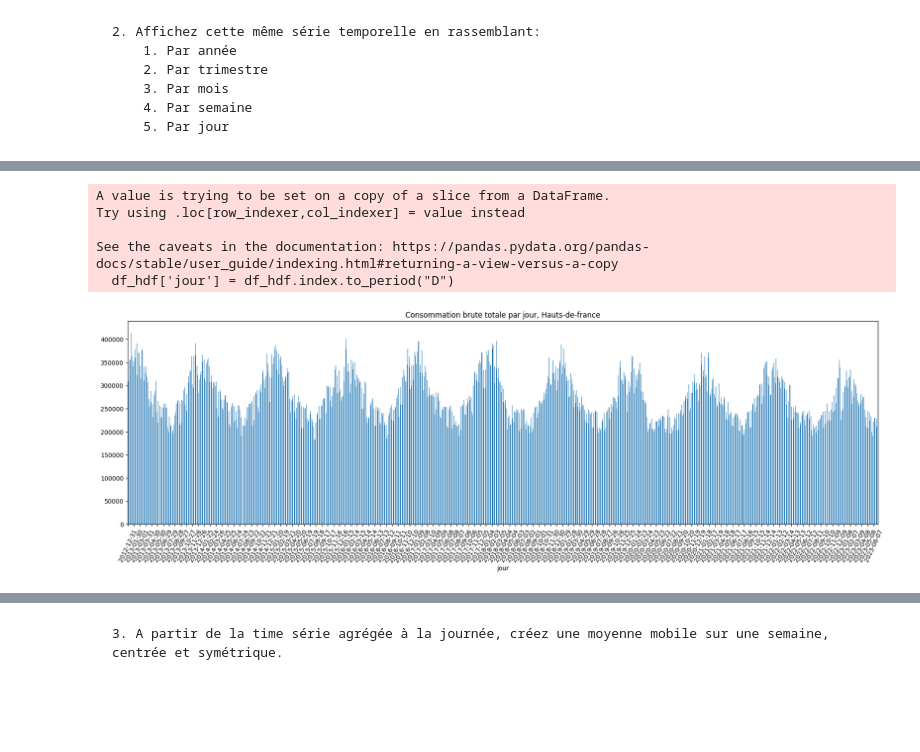
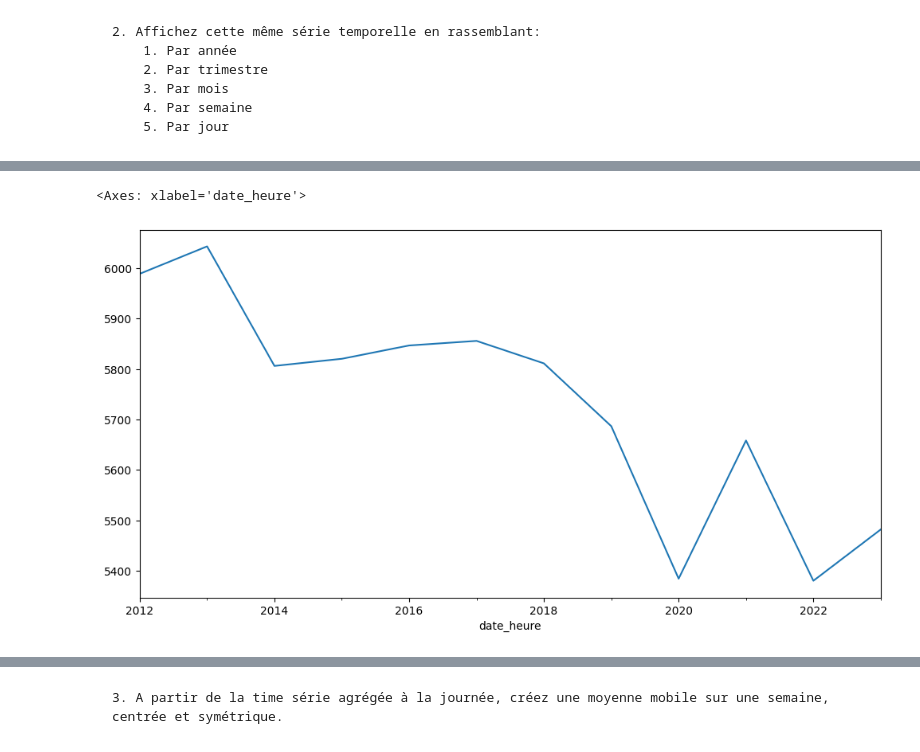
Before and after one commit to ForskyOnly/time_series, a Jupyter notebook: time_series.ipynb, the cells around one changed output, grey strips where cells are left out. Cells and saved outputs as stored; diff of their text form; code cells hidden in the pictures; blank space fills up the shorter version.

```diff
--- a/time_series.ipynb
+++ b/time_series.ipynb
@@ -89,9 +63,0 @@ See the caveats in the documentation: https://pandas.pydata.org/pandas-docs/stab
-# %%
-df_hdf['trimestre'] = df_hdf.index.to_period("Q")
-df_trimestre = df_hdf.groupby('trimestre')['consommation_brute_electricite_rte'].sum()
-
-plt.figure(figsize=(22, 6))
-df_trimestre.plot(kind='bar')
-plt.title('Consommation brute totale par trimestre, Hauts-De-France')
-plt.xticks(rotation=45)
-plt.show()
@@ -105,9 +63,0 @@ See the caveats in the documentation: https://pandas.pydata.org/pandas-docs/stab
-# %%
-df_hdf['mois'] = df_hdf.index.to_period("M")
-df_mois = df_hdf.groupby('mois')['consommation_brute_electricite_rte'].sum()
-
-plt.figure(figsize=(22, 6))
-df_mois.plot(kind='bar')
-plt.title('Consommation brute totale par mois, Hauts-de-France')
-plt.xticks(rotation=70)
-plt.show()
@@ -121,9 +63,0 @@ See the caveats in the documentation: https://pandas.pydata.org/pandas-docs/stab
-# %%
-df_hdf['semaine'] = df_hdf.index.to_period("W")
-df_semaine = df_hdf.groupby('semaine')['consommation_brute_electricite_rte'].sum()
-
-plt.figure(figsize=(22, 6))
-df_semaine.plot(kind='bar')
-plt.title('Consommation brute totale par semaine, Hauts-de-france')
-plt.xticks(ticks=[i for i in range(0, len(df_semaine), 10)],rotation=45)
-plt.show()
@@ -137,16 +64,5 @@ See the caveats in the documentation: https://pandas.pydata.org/pandas-docs/stab
-# %%
-df_hdf['jour'] = df_hdf.index.to_period("D")
-df_jour = df_hdf.groupby('jour')['consommation_brute_electricite_rte'].sum()
-
-plt.figure(figsize=(22, 6))
-df_jour.plot(kind='bar')
-plt.title('Consommation brute totale par jour, Hauts-de-france')
-plt.xticks(ticks=[i for i in range(0, len(df_jour), 30)],rotation=65)
-plt.show()
-# %% [output]
-A value is trying to be set on a copy of a slice from a DataFrame.
-Try using .loc[row_indexer,col_indexer] = value instead
-
-See the caveats in the documentation: https://pandas.pydata.org/pandas-docs/stable/user_guide/indexing.html#returning-a-view-versus-a-copy
-  df_hdf['jour'] = df_hdf.index.to_period("D")
-[figure, removed]
+# %%
+df_hdf['consommation_brute_electricite_rte'].resample("Y").mean().plot(figsize=(12,6))
+# %% [output]
+<Axes: xlabel='date_heure'>
+[figure, added]
```
Also changed, not shown: parts of 33 cells of this notebook, 1 other file.
